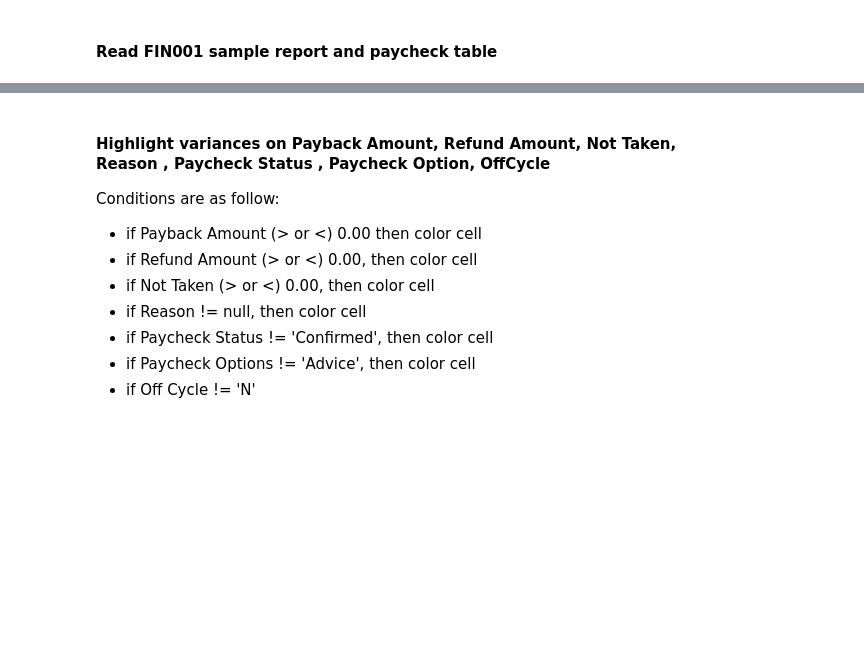
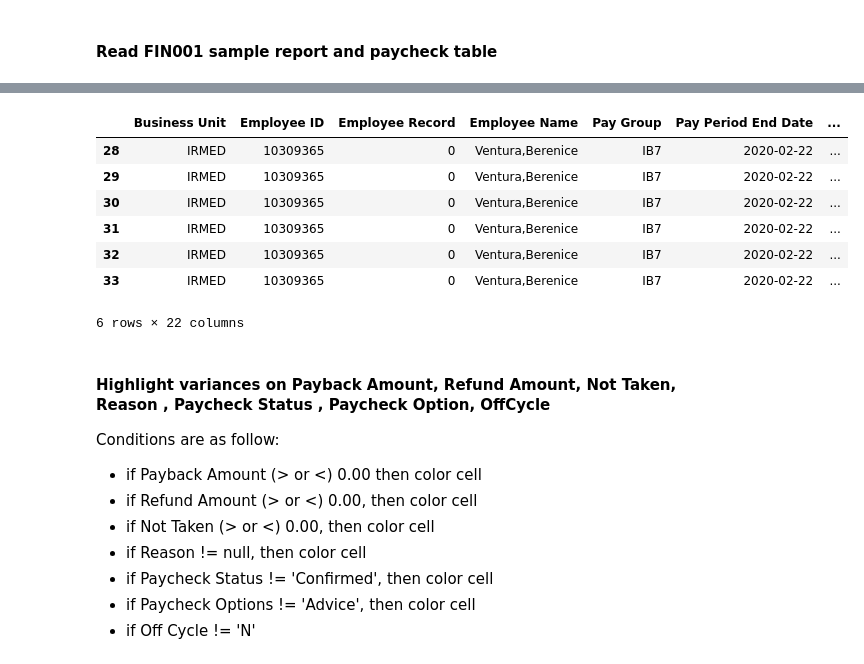
Before and after one commit to awidjaja1/RPA, a Jupyter notebook: Scripts/processing FIN001-report.ipynb, the cells around one changed output, grey strips where cells are left out. Cells and saved outputs as stored; diff of their text form; code cells hidden in the pictures; blank space fills up the shorter version.

```diff
--- a/Scripts/processing FIN001-report.ipynb
+++ b/Scripts/processing FIN001-report.ipynb
@@ -9,0 +26,13 @@ dfPaycheck = pd.read_excel(paycheckfilepath,sheet_name='cleaned')
+# %%
+#if biweekly, we can create the paycheck dates list ourselves
+fullPaycheckDateRange = pd.date_range(start=df['Paycheck Issue Date'].min(), end=df['Paycheck Issue Date'].max(),freq='14D')
+fullPaycheckDateRange
+# %%
+#detecting missing dates
+allPaycheckDates = pd.to_datetime(df['Paycheck Issue Date'].unique())
+#missingDates = dfBiWeeklyPaycheckDates.difference(allPaycheckDates)
+missingDates = list(set(dfBiWeeklyPaycheckDates)-set(allPaycheckDates))
+
+for dt in missingDates:
+    t_dt = datetime.strftime(dt,"%Y-%m-%d")
+    print(t_dt)
@@ -9,0 +45,3 @@ dfPaycheck = pd.read_excel(paycheckfilepath,sheet_name='cleaned')
+# %%
+sortedMissingDates = sorted(missingDates)
+print(sortedMissingDates)
@@ -9,0 +50,17 @@ dfPaycheck = pd.read_excel(paycheckfilepath,sheet_name='cleaned')
+# %%
+indexBefore =[]
+pdBefore =[]
+counter =0
+for pc in dfBiWeeklyPaycheckDates:
+    for smd in sortedMissingDates:
+        if smd == pc:
+            indexNumberBefore = counter -1
+            indexBefore.append(indexNumberBefore)
+            pdBefore.append(dfBiWeeklyPaycheckDates[indexNumberBefore])
+    counter += 1
+
+
+#pdBefore
+#once we get the dates of paycheck received before missed dates, we need to substract the known missing dates from the before dates
+truePaycheckDateBefore = sorted(list(set(pdBefore) - set(sortedMissingDates)))
+truePaycheckDateBefore
@@ -10,3 +93,16 @@ dfPaycheck = pd.read_excel(paycheckfilepath,sheet_name='cleaned')
+# %%
+#for ii in indexBefore:
+#    print(fullPaycheckDateRange[ii])
+df[(df['Paycheck Issue Date'] == fullPaycheckDateRange[indexBefore[0]])]
+# %% [output]
+|  | Business Unit | Employee ID | Employee Record | Employee Name | Pay Group | Pay Period End Date | ... |
+| 28 | IRMED | 10309365 | 0 | Ventura,Berenice | IB7 | 2020-02-22 | ... |
+| 29 | IRMED | 10309365 | 0 | Ventura,Berenice | IB7 | 2020-02-22 | ... |
+| 30 | IRMED | 10309365 | 0 | Ventura,Berenice | IB7 | 2020-02-22 | ... |
+| 31 | IRMED | 10309365 | 0 | Ventura,Berenice | IB7 | 2020-02-22 | ... |
+| 32 | IRMED | 10309365 | 0 | Ventura,Berenice | IB7 | 2020-02-22 | ... |
+| 33 | IRMED | 10309365 | 0 | Ventura,Berenice | IB7 | 2020-02-22 | ... |
+6 rows × 22 columns
 # %%
 df['Payback Amount'][0] = 3
 df['Refund Amount'][10] = 33.5
```
Also changed, not shown: parts of 11 cells of this notebook, 20 other files.
